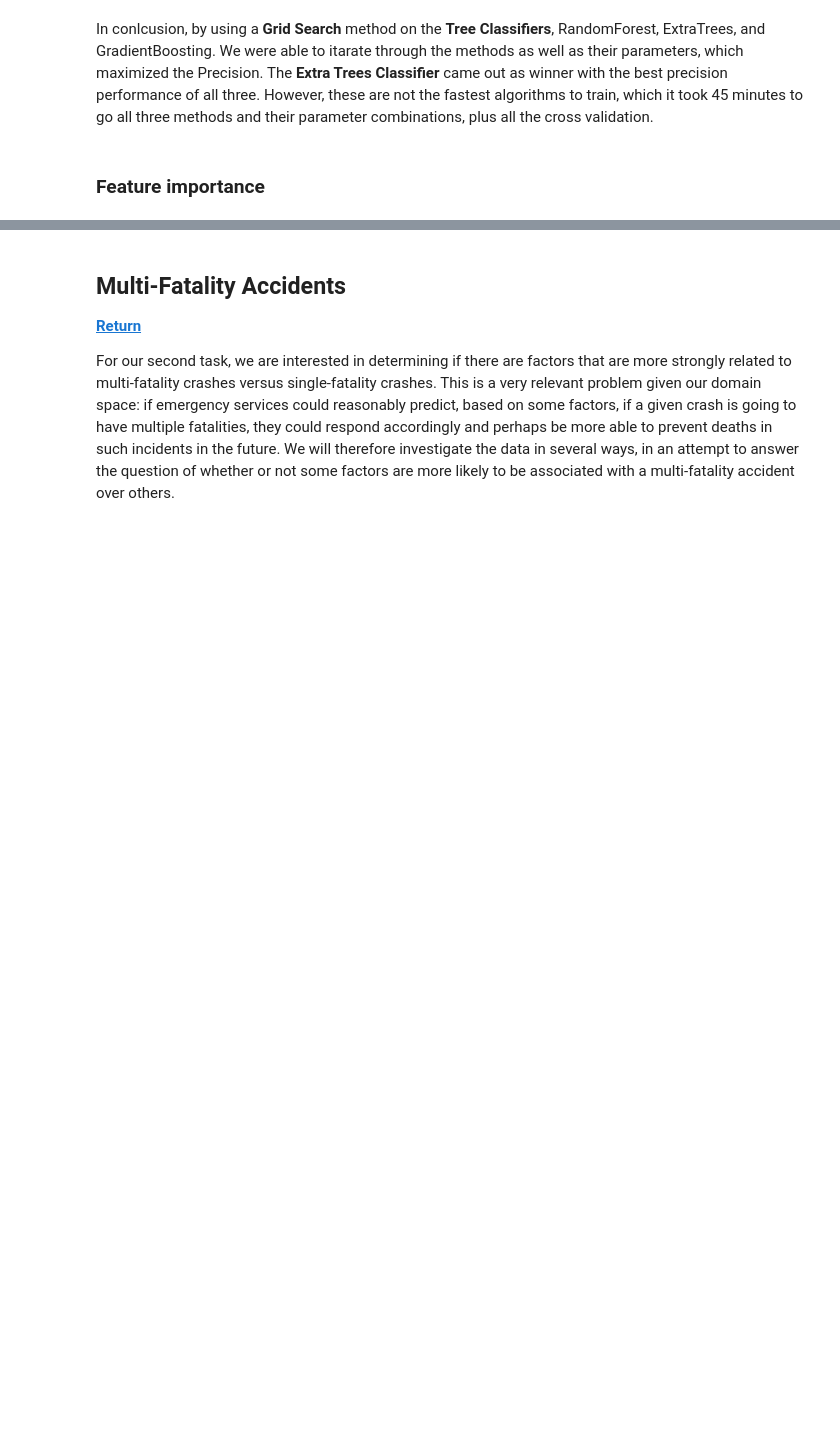
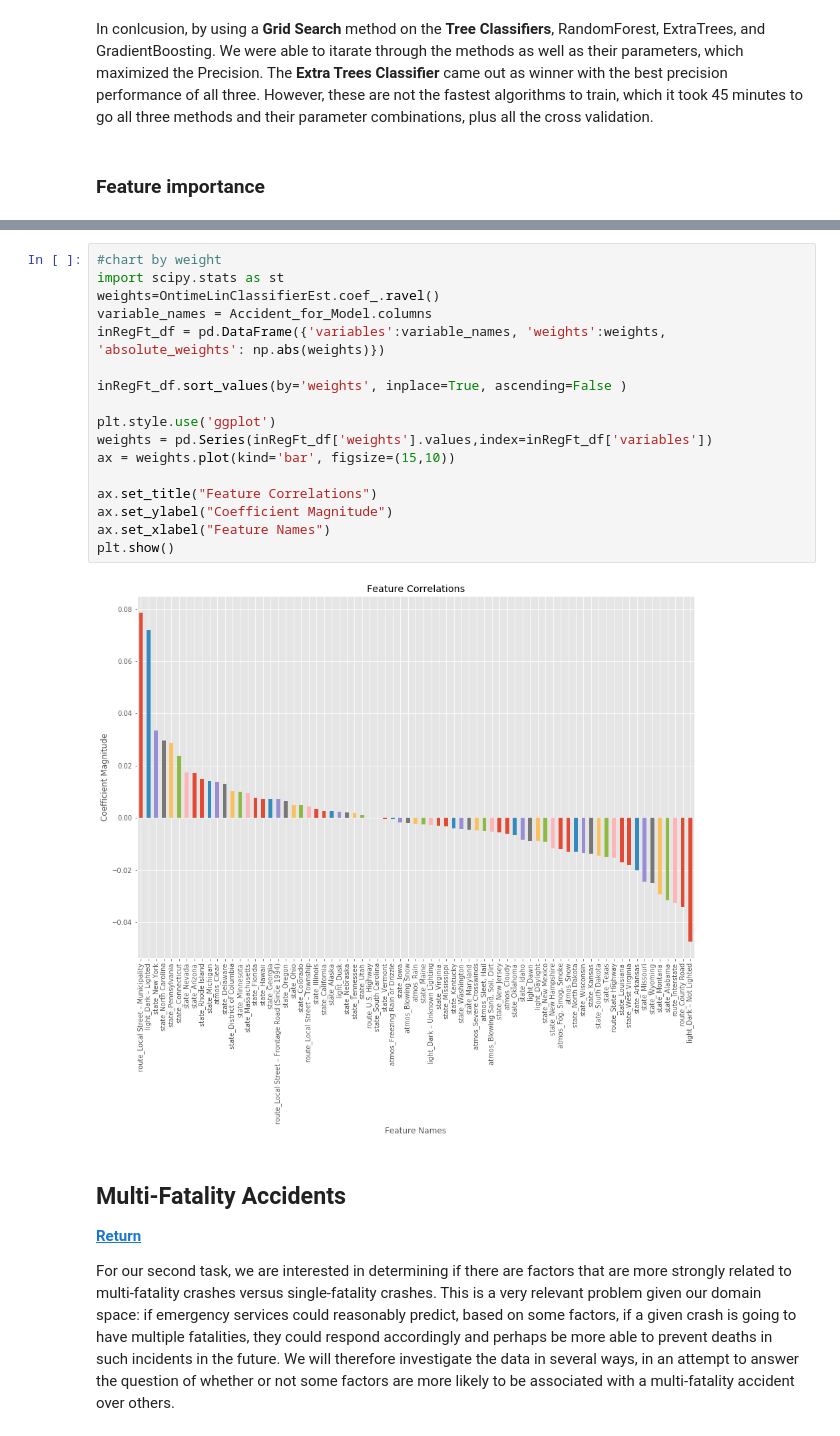
Before and after one commit to ecantu75/DataMining_Lab2, a Jupyter notebook: DataMining_LAB_2.ipynb, the cells around one changed output, grey strips where cells are left out. Drawn from its saved outputs; the diff is of its cells as text; blank space fills up the shorter version.

```diff
--- a/DataMining_LAB_2.ipynb
+++ b/DataMining_LAB_2.ipynb
@@ -1552,3 +1588,22 @@ plt.show()
+# %%
+#chart by weight
+import scipy.stats as st
+weights=OntimeLinClassifierEst.coef_.ravel()
+variable_names = Accident_for_Model.columns
+inRegFt_df = pd.DataFrame({'variables':variable_names, 'weights':weights, 'absolute_weights': np.abs(weights)})
+
+inRegFt_df.sort_values(by='weights', inplace=True, ascending=False )
+
+plt.style.use('ggplot')
+weights = pd.Series(inRegFt_df['weights'].values,index=inRegFt_df['variables'])
+ax = weights.plot(kind='bar', figsize=(15,10))
+
+ax.set_title("Feature Correlations")
+ax.set_ylabel("Coefficient Magnitude")
+ax.set_xlabel("Feature Names")
+plt.show()
+# %% [output]
+[figure, added]
 # %% [markdown]
 <a id='MultiFatality'></a>
 ## Multi-Fatality Accidents
```
Also changed, not shown: parts of 41 cells of this notebook.
